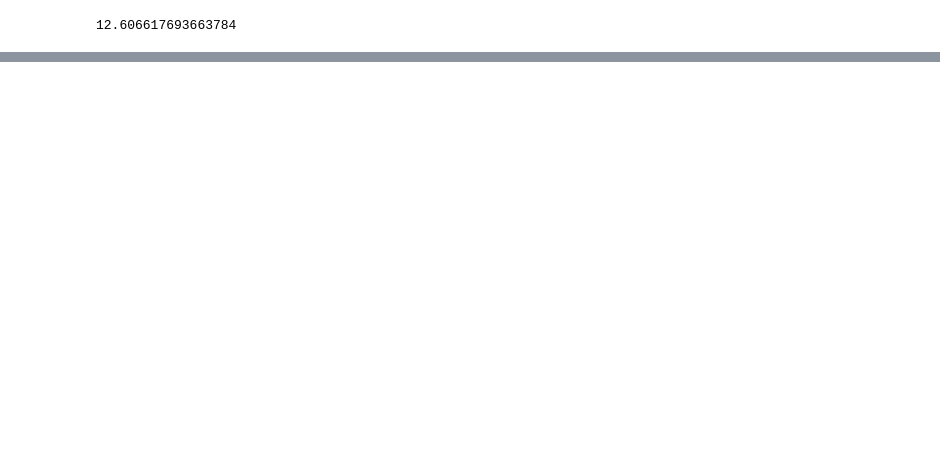
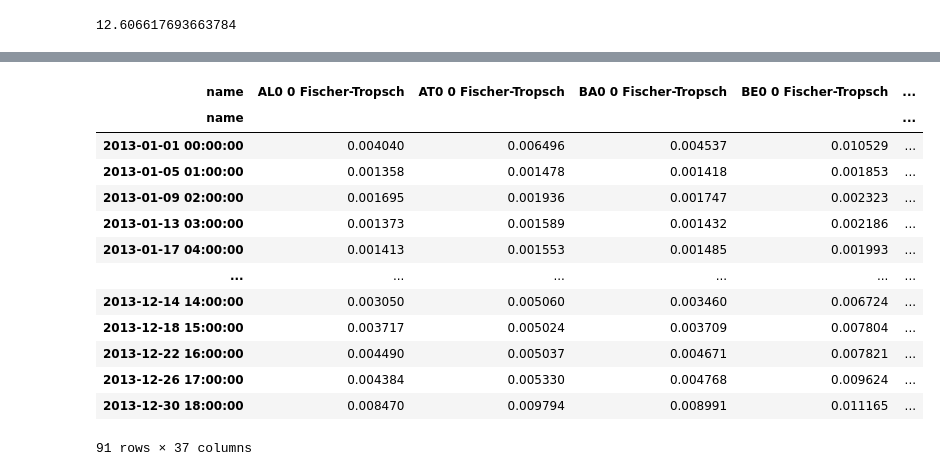
Before and after one commit to humpage/pypsa-eur-sec, a Jupyter notebook: jupyterAnalysis.ipynb, the cells around one changed output, grey strips where cells are left out. Cells and saved outputs as stored; diff of their text form; code cells hidden in the pictures; blank space fills up the shorter version.

```diff
--- a/jupyterAnalysis.ipynb
+++ b/jupyterAnalysis.ipynb
@@ -432,0 +465,17 @@ n.components["Generator"]["attrs"]
+# %%
+n.links_t.p0.filter(regex='Fischer')#.sum()#.sum() / n.loads_t.p.filter(regex='land transport oil$|naphtha|kerosene|oil for shipping|oil boiler').sum().sum()
+# %% [output]
+| name | AL0 0 Fischer-Tropsch | AT0 0 Fischer-Tropsch | BA0 0 Fischer-Tropsch | BE0 0 Fischer-Tropsch | ... |
+| name |  |  |  |  | ... |
+| 2013-01-01 00:00:00 | 0.004040 | 0.006496 | 0.004537 | 0.010529 | ... |
+| 2013-01-05 01:00:00 | 0.001358 | 0.001478 | 0.001418 | 0.001853 | ... |
+| 2013-01-09 02:00:00 | 0.001695 | 0.001936 | 0.001747 | 0.002323 | ... |
+| 2013-01-13 03:00:00 | 0.001373 | 0.001589 | 0.001432 | 0.002186 | ... |
+| 2013-01-17 04:00:00 | 0.001413 | 0.001553 | 0.001485 | 0.001993 | ... |
+| ... | ... | ... | ... | ... | ... |
+| 2013-12-14 14:00:00 | 0.003050 | 0.005060 | 0.003460 | 0.006724 | ... |
+| 2013-12-18 15:00:00 | 0.003717 | 0.005024 | 0.003709 | 0.007804 | ... |
+| 2013-12-22 16:00:00 | 0.004490 | 0.005037 | 0.004671 | 0.007821 | ... |
+| 2013-12-26 17:00:00 | 0.004384 | 0.005330 | 0.004768 | 0.009624 | ... |
+| 2013-12-30 18:00:00 | 0.008470 | 0.009794 | 0.008991 | 0.011165 | ... |
+91 rows × 37 columns
```
Also changed, not shown: parts of 37 cells of this notebook, 2 other files.
